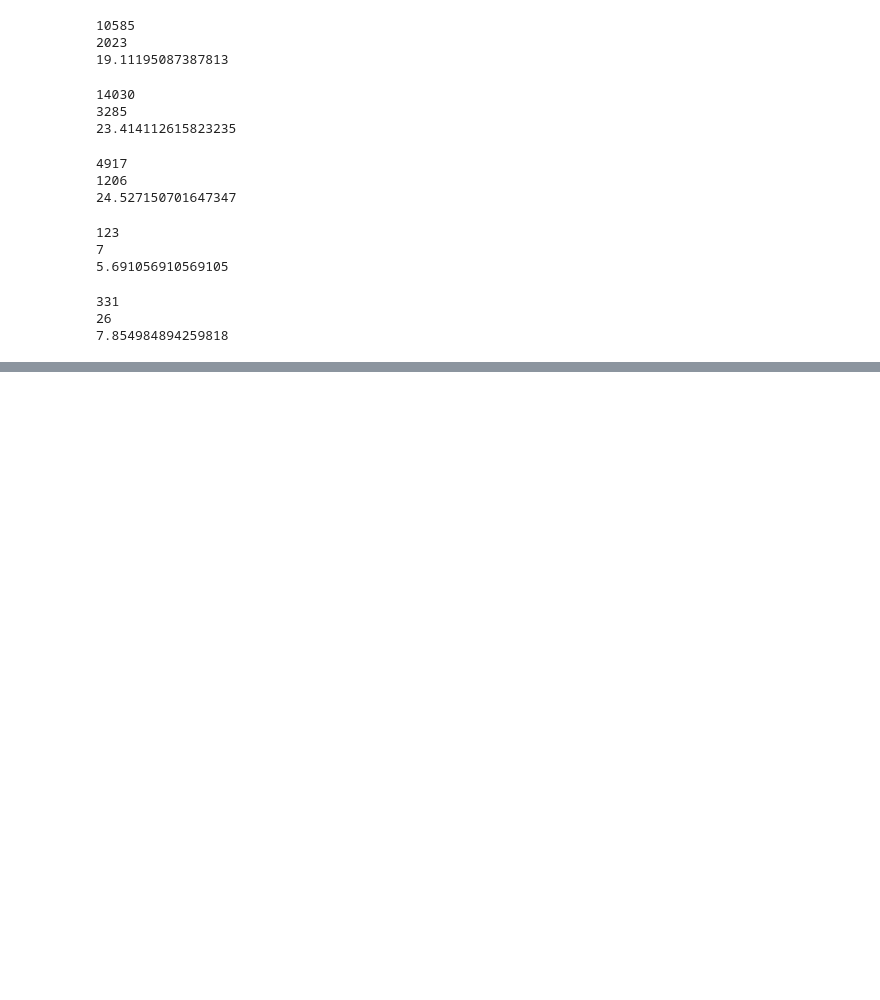
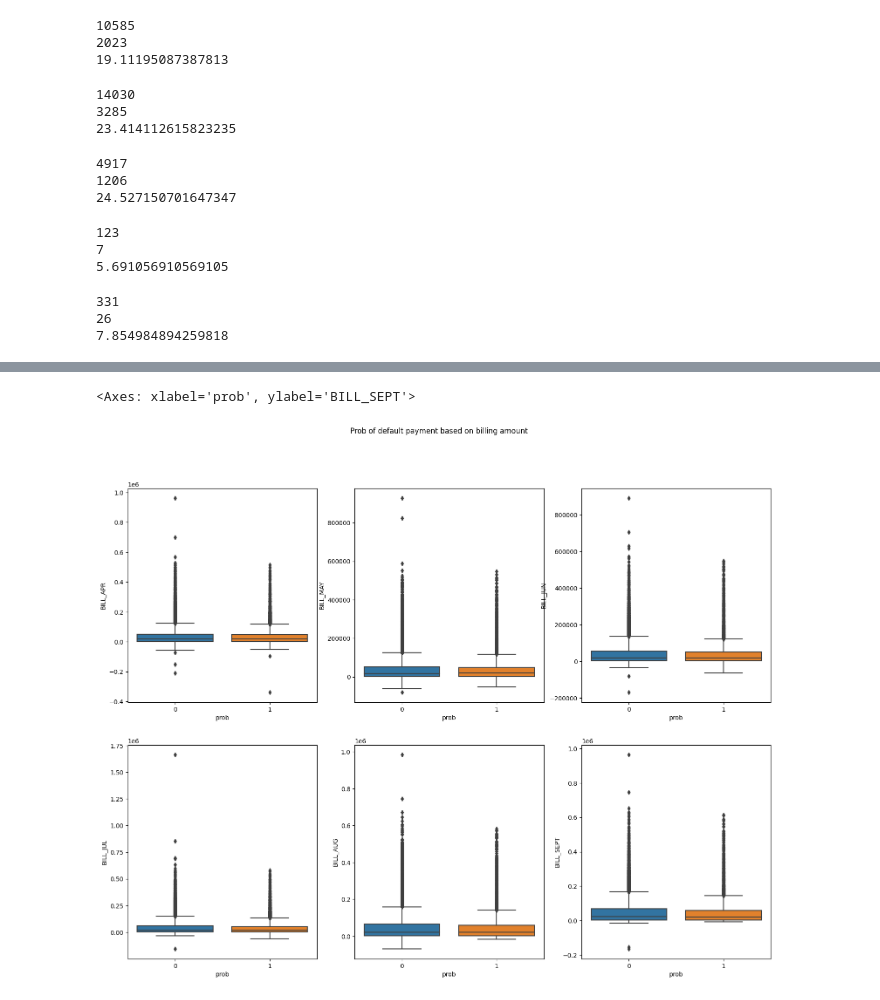
Before and after one commit to AnshikaJain2405/OrionDataAnalyticsInternshipJul23, a Jupyter notebook: notebooks/EDA.ipynb, the cells around one changed output, grey strips where cells are left out. Saved outputs shown, nothing was run; the diff lists cells and outputs as text; code cells hidden in the pictures; blank space fills up the shorter version.

```diff
--- a/notebooks/EDA.ipynb
+++ b/notebooks/EDA.ipynb
@@ -825,0 +864,3 @@ print(percentage5)
+# %%
+long_df1 = df.melt(id_vars=['BILL_APR','BILL_MAY','BILL_JUN','BILL_JUL','BILL_AUG','BILL_SEPT'], value_vars=['default.payment.next.month'], var_name= 'metric', value_name='prob')
+print(long_df1)
@@ -825,0 +922,14 @@ print(percentage5)
+# %%
+fig, axes = plt.subplots(2,3, figsize=(19,14))
+
+fig.suptitle('Prob of default payment based on billing amount')
+
+sns.boxplot(y ='BILL_APR', x = 'prob', data = long_df1, ax =axes[0,0])
+sns.boxplot(y ='BILL_MAY', x = 'prob', data = long_df1, ax = axes[0,1])
+sns.boxplot(y ='BILL_JUN', x = 'prob', data = long_df1, ax = axes[0,2])
+sns.boxplot(y ='BILL_JUL', x = 'prob', data = long_df1, ax = axes[1,0])
+sns.boxplot(y ='BILL_AUG', x = 'prob', data = long_df1, ax=axes[1,1])
+sns.boxplot(y ='BILL_SEPT', x = 'prob', data = long_df1, ax=axes[1,2])
+# %% [output]
+<Axes: xlabel='prob', ylabel='BILL_SEPT'>
+[figure, added]
```
Also changed, not shown: parts of 16 cells of this notebook.
